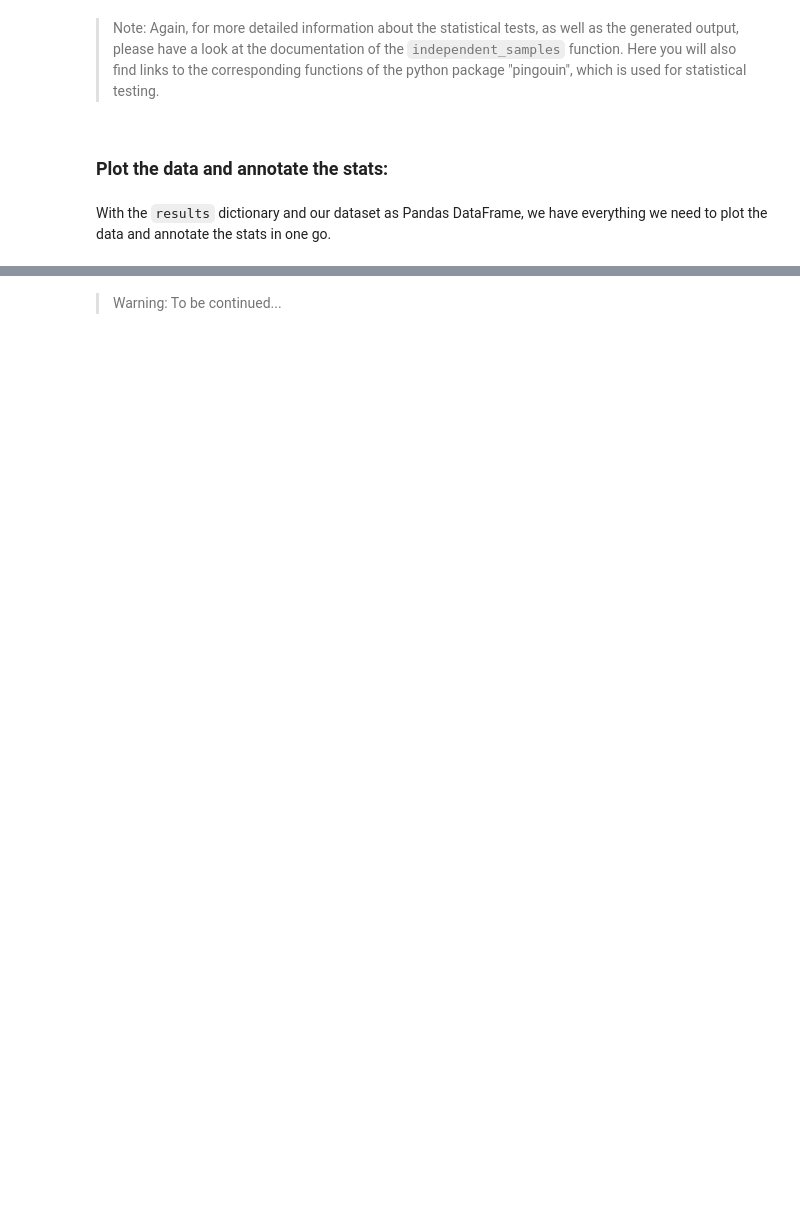
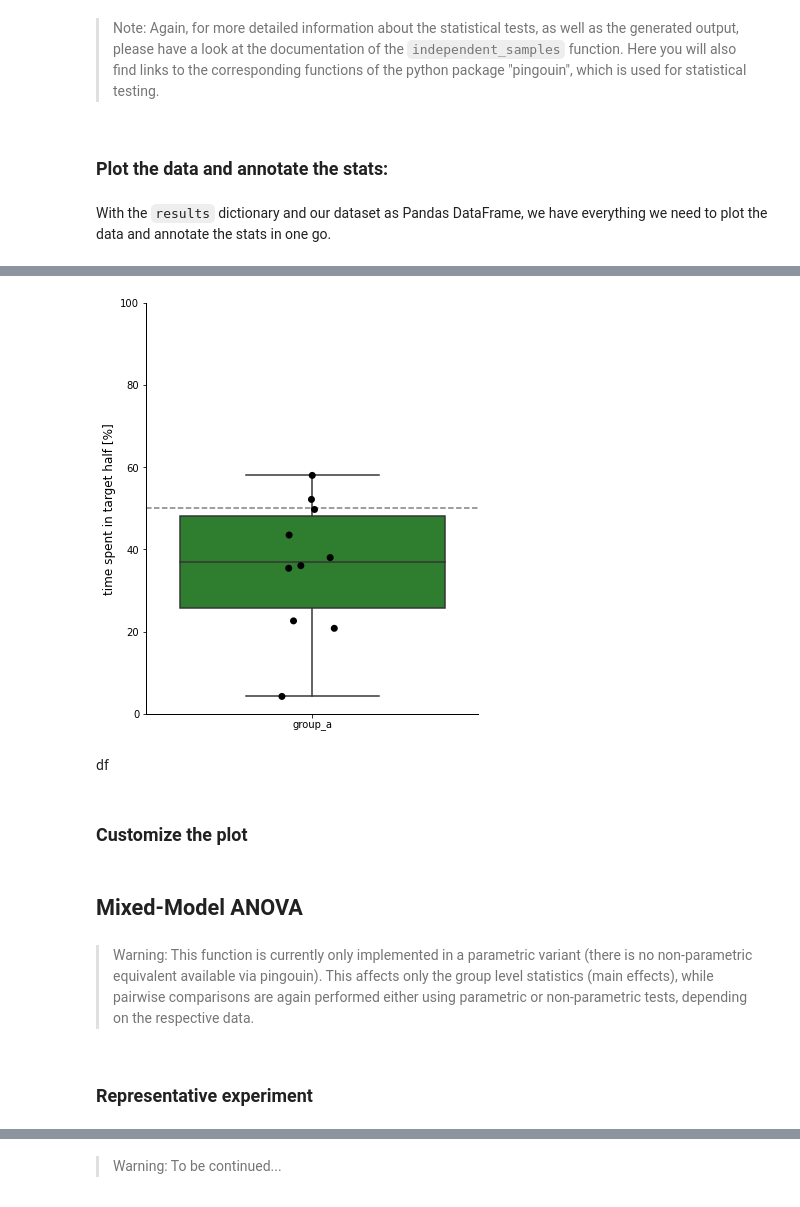
Before and after one commit to Defense-Circuits-Lab/stats_n_plots, a Jupyter notebook: 03_api_tutorial.ipynb, the cells around one changed output, grey strips where cells are left out. Cells and saved outputs as stored; diff of their text form; code cells hidden in the pictures; blank space fills up the shorter version.

```diff
--- a/03_api_tutorial.ipynb
+++ b/03_api_tutorial.ipynb
@@ -76,0 +161,23 @@ plots.plot_independent_samples(df, plot_type = 'stripplot')
+# %%
+params = {'color_palette': {'group_a': 'forestgreen'},
+          'marker_size': 7,
+          'fig_width': 14,
+          'yaxis_scaling_mode': 'manual',
+          'yaxis_lower_lim_value': 0,
+          'yaxis_upper_lim_value': 100,
+          'yaxis_label_text': 'time spent in target half [%]',
+          'xaxis_label_text': ''}
+
+plots.plot_one_sample(df, plot_type = 'boxplot with stripplot overlay', params = params)
+# %% [output]
+[figure, added]
+# %% [markdown]
+df
+# %% [markdown]
+### Customize the plot
+# %% [markdown]
+## Mixed-Model ANOVA
+# %% [markdown]
+> Warning: This function is currently only implemented in a parametric variant (there is no non-parametric equivalent available via pingouin). This affects only the group level statistics (main effects), while pairwise comparisons are again performed either using parametric or non-parametric tests, depending on the respective data.
+# %% [markdown]
+### Representative experiment
```
Also changed, not shown: parts of 32 cells of this notebook, 5 other files.
